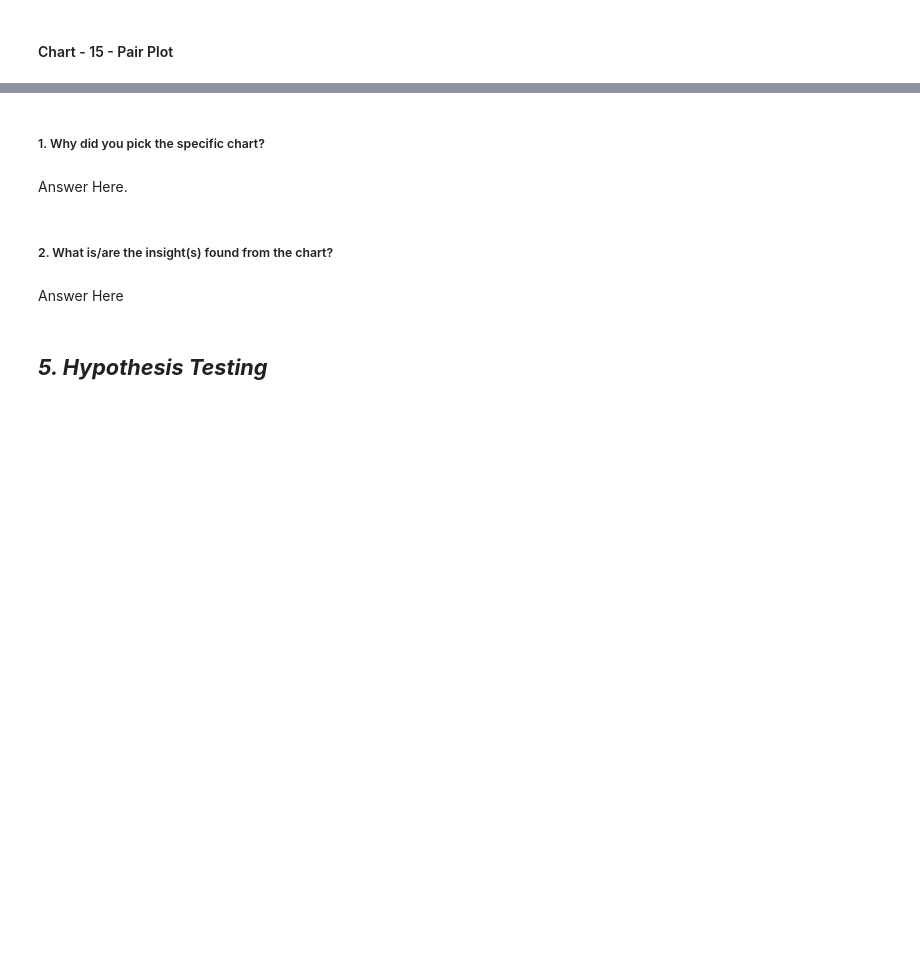
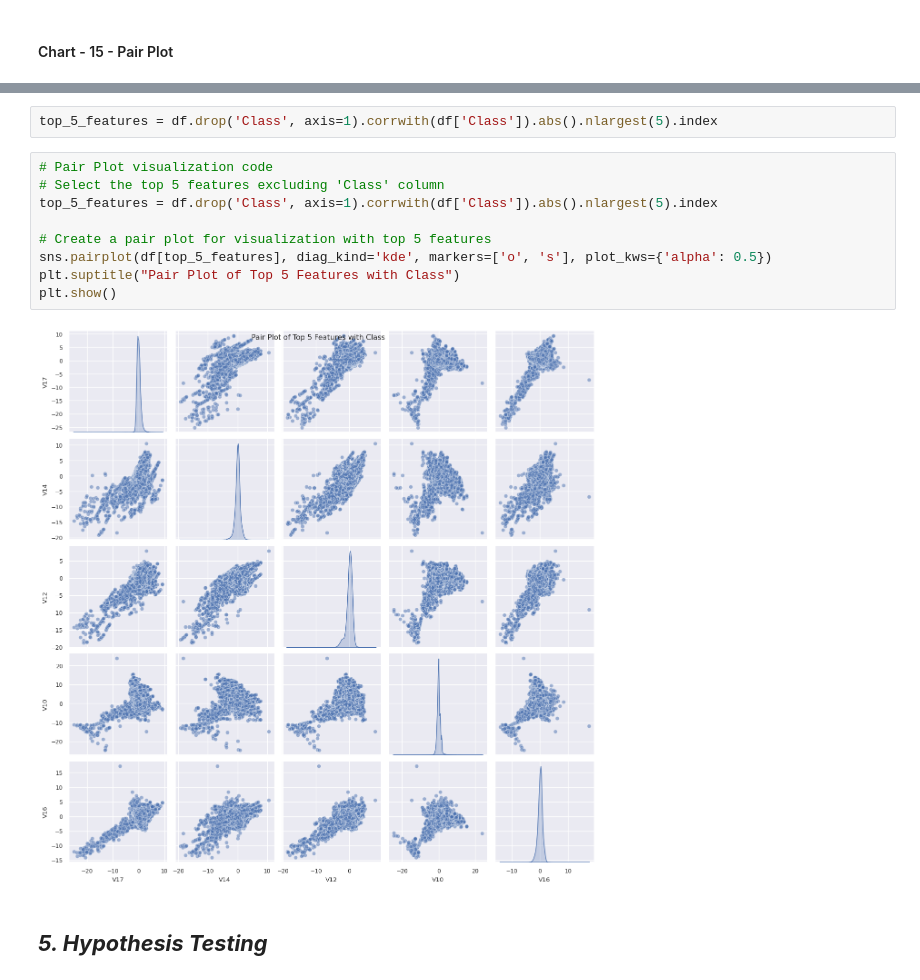
Before and after one commit to DeepanshuThakur06/Credit-card-fraud-detection, a Jupyter notebook: ML_project(Credit_Card_Fraud_Detection).ipynb, the cells around one changed output, grey strips where cells are left out. Cells and saved outputs as stored; diff of their text form; blank space fills up the shorter version.

```diff
--- a/ML_project(Credit_Card_Fraud_Detection).ipynb
+++ b/ML_project(Credit_Card_Fraud_Detection).ipynb
@@ -710,11 +600,16 @@ Answer Here
-# %% [markdown]
-##### 1. Why did you pick the specific chart?
-# %% [markdown]
-Answer Here.
-# %% [markdown]
-##### 2. What is/are the insight(s) found from the chart?
-# %% [markdown]
-Answer Here
+# %%
+top_5_features = df.drop('Class', axis=1).corrwith(df['Class']).abs().nlargest(5).index
+# %%
+# Pair Plot visualization code
+# Select the top 5 features excluding 'Class' column
+top_5_features = df.drop('Class', axis=1).corrwith(df['Class']).abs().nlargest(5).index
+
+# Create a pair plot for visualization with top 5 features
+sns.pairplot(df[top_5_features], diag_kind='kde', markers=['o', 's'], plot_kws={'alpha': 0.5})
+plt.suptitle("Pair Plot of Top 5 Features with Class")
+plt.show()
+# %% [output]
+[figure, added]
 # %% [markdown]
 ## ***5. Hypothesis Testing***
 # %% [markdown]
```
Also changed, not shown: parts of 94 cells of this notebook.
